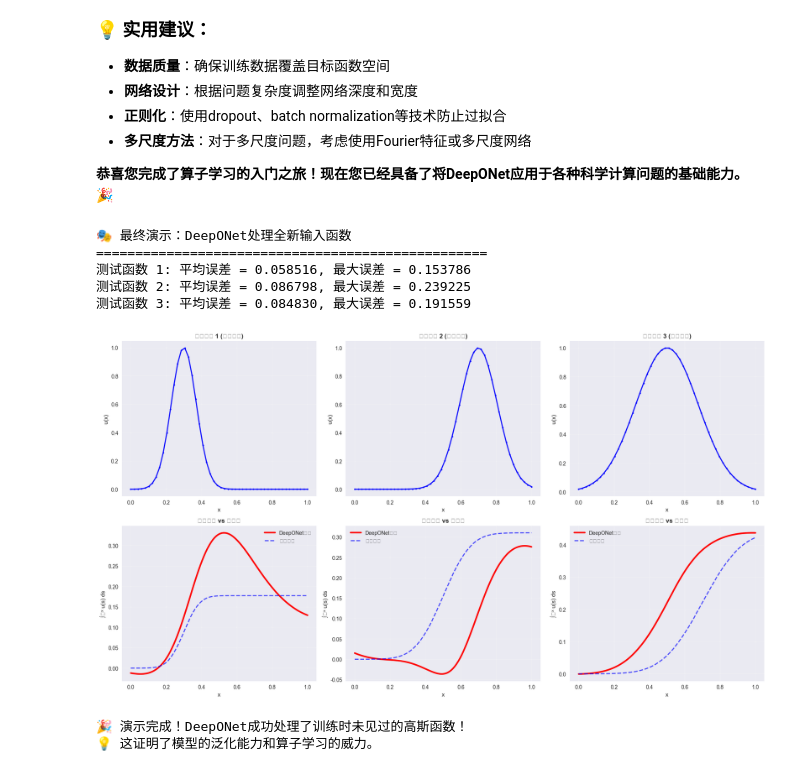
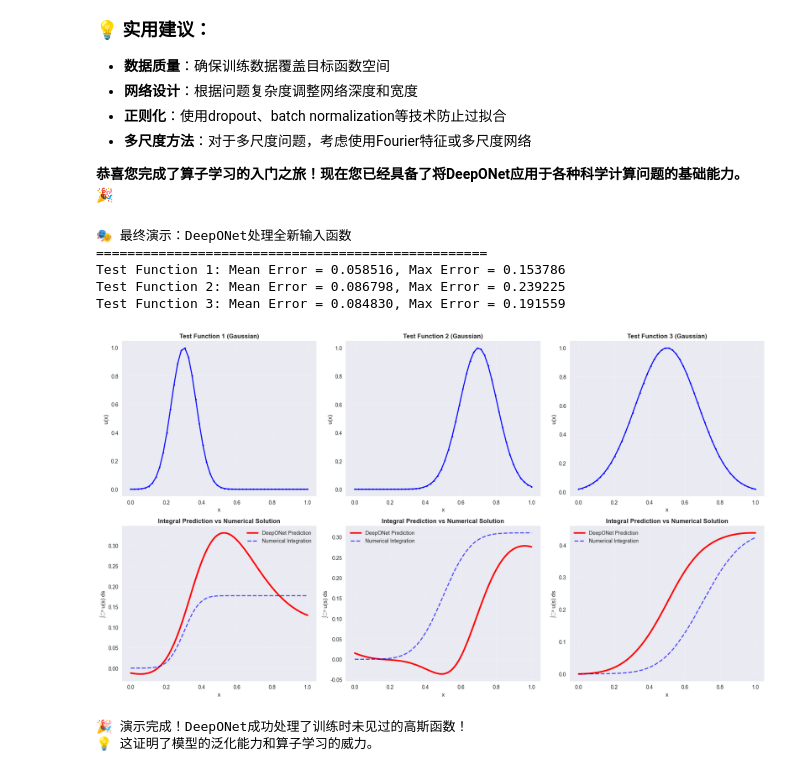
Before and after one commit to Michael-Jackson666/AI4CFD, a Jupyter notebook: DeepONet/tutorial/operator_learning_torch.ipynb, the cells around one changed output. Saved outputs shown, nothing was run; the diff lists cells and outputs as text; code cells hidden in the pictures.

```diff
--- a/DeepONet/tutorial/operator_learning_torch.ipynb
+++ b/DeepONet/tutorial/operator_learning_torch.ipynb
@@ -812,42 +812,42 @@ def final_demonstration():
 
         # 绘制输入函数
         axes[0, i].plot(x, test_func, 'bo-', linewidth=2, markersize=3)
-        axes[0, i].set_title(f'测试函数 {i+1} (高斯分布)', fontweight='bold')
+        axes[0, i].set_title(f'Test Function {i+1} (Gaussian)', fontweight='bold')
         axes[0, i].set_xlabel('x')
         axes[0, i].set_ylabel('u(x)')
         axes[0, i].grid(True, alpha=0.3)
 
         # 绘制积分预测
         axes[1, i].plot(query_points.squeeze(), prediction.cpu().squeeze(),
-                       'r-', linewidth=3, label='DeepONet预测')
+                       'r-', linewidth=3, label='DeepONet Prediction')
         axes[1, i].plot(query_points.squeeze(), numerical_integral,
-                       'b--', linewidth=2, alpha=0.7, label='数值积分')
-        axes[1, i].set_title(f'积分预测 vs 数值解', fontweight='bold')
+                       'b--', linewidth=2, alpha=0.7, label='Numerical Integration')
+        axes[1, i].set_title(f'Integral Prediction vs Numerical Solution', fontweight='bold')
         axes[1, i].set_xlabel('x')
         axes[1, i].set_ylabel('∫₀ˣ u(s) ds')
         axes[1, i].legend()
         axes[1, i].grid(True, alpha=0.3)
 
         # 计算误差
         error = torch.abs(prediction.cpu().squeeze() - numerical_integral)
         mean_error = torch.mean(error).item()
         max_error = torch.max(error).item()
 
-        print(f"测试函数 {i+1}: 平均误差 = {mean_error:.6f}, 最大误差 = {max_error:.6f}")
+        print(f"Test Function {i+1}: Mean Error = {mean_error:.6f}, Max Error = {max_error:.6f}")
 
     plt.tight_layout()
     plt.show()
 
     print("\n🎉 演示完成！DeepONet成功处理了训练时未见过的高斯函数！")
     print("💡 这证明了模型的泛化能力和算子学习的威力。")
 
 final_demonstration()
 # %% [output]
 🎭 最终演示：DeepONet处理全新输入函数
 ==================================================
-测试函数 1: 平均误差 = 0.058516, 最大误差 = 0.153786
-测试函数 2: 平均误差 = 0.086798, 最大误差 = 0.239225
-测试函数 3: 平均误差 = 0.084830, 最大误差 = 0.191559
+Test Function 1: Mean Error = 0.058516, Max Error = 0.153786
+Test Function 2: Mean Error = 0.086798, Max Error = 0.239225
+Test Function 3: Mean Error = 0.084830, Max Error = 0.191559
-[figure, old version]
+[figure, new version]
 🎉 演示完成！DeepONet成功处理了训练时未见过的高斯函数！
 💡 这证明了模型的泛化能力和算子学习的威力。
```
Also changed, not shown: parts of 4 cells of this notebook, 1 other file.
